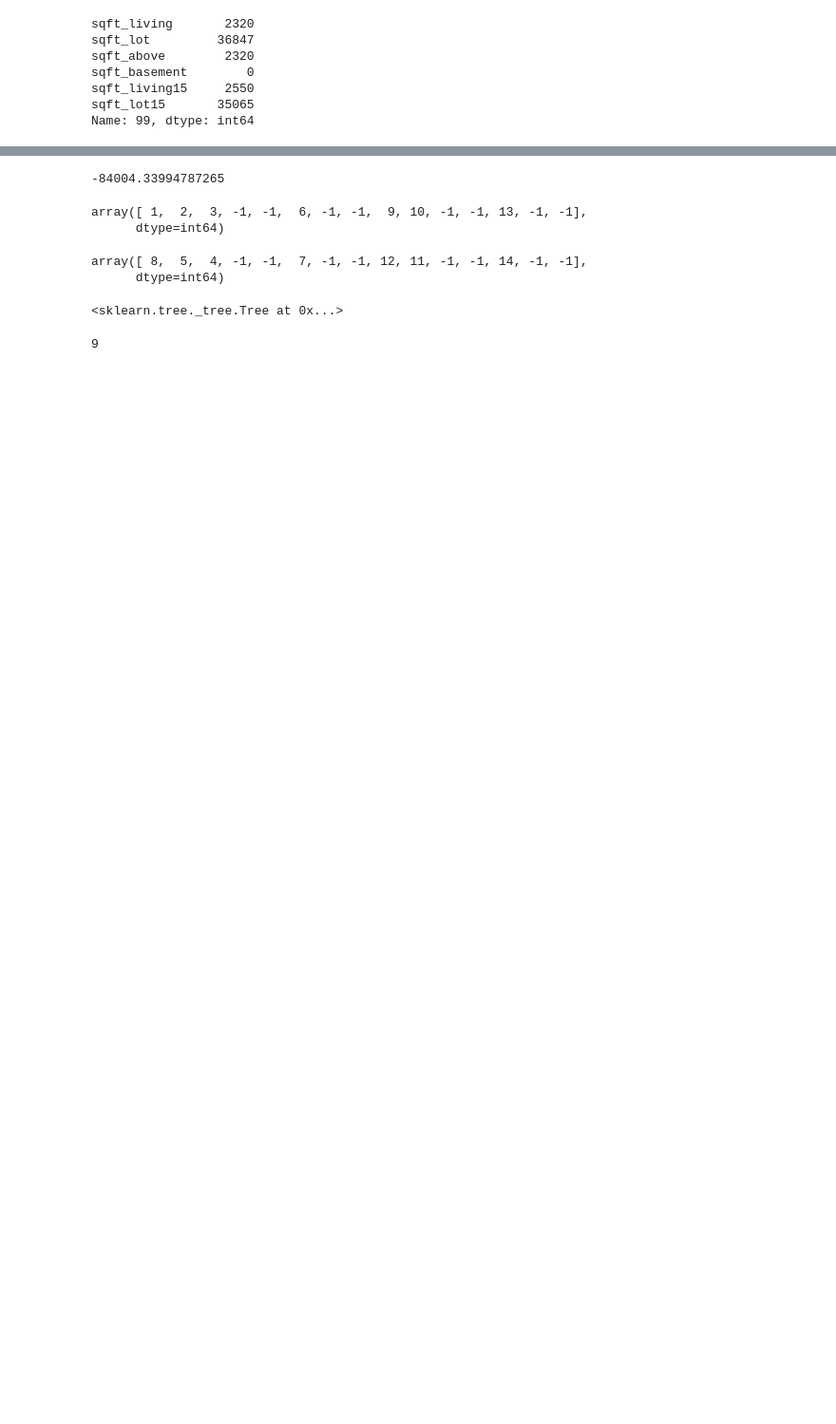
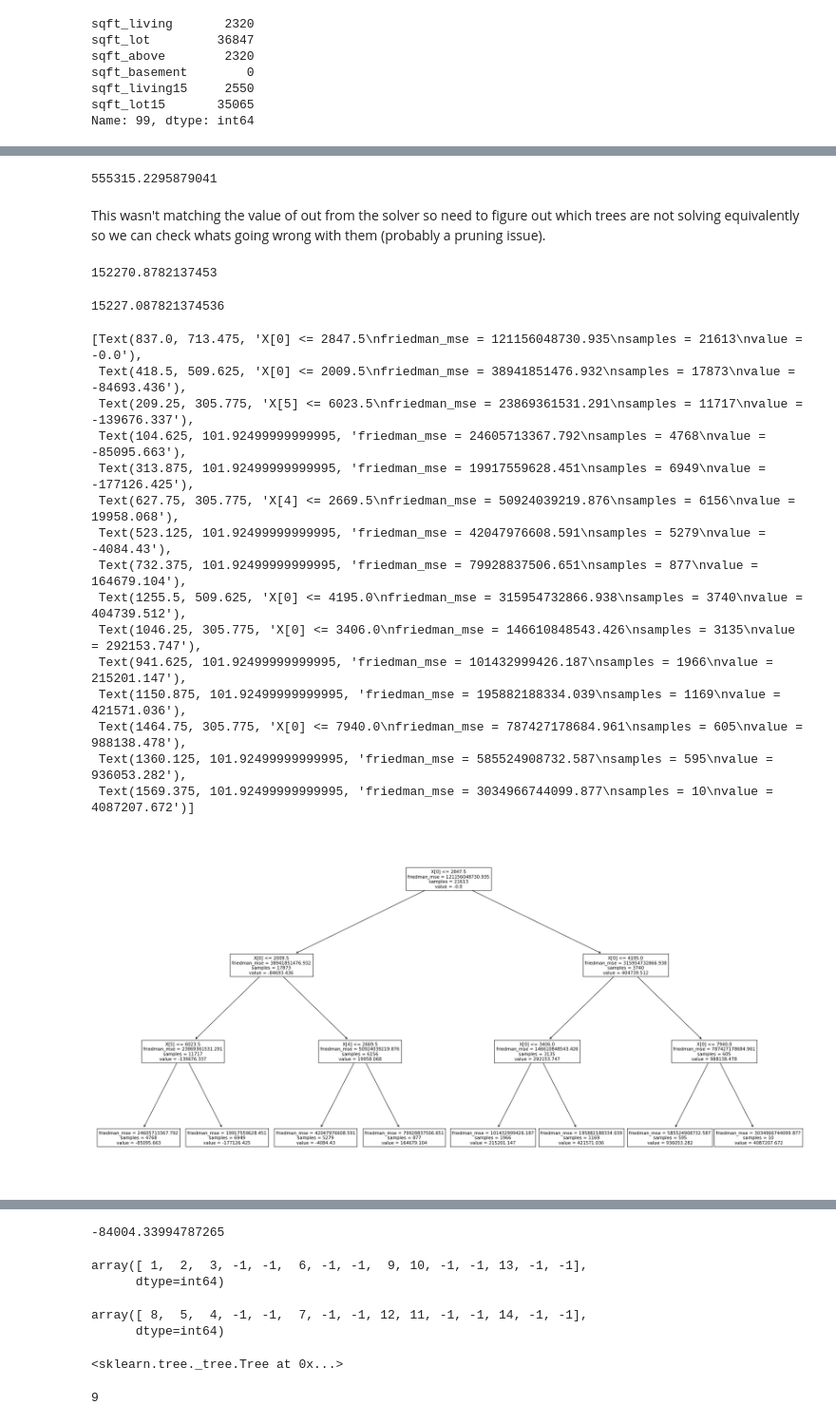
Before and after one commit to kennethjmyers/CS689_project, a Jupyter notebook: 689_project.ipynb, the cells around one changed output, grey strips where cells are left out. Shown at 95% size. Saved outputs shown, nothing was run; the diff lists cells and outputs as text; code cells hidden in the pictures; blank space fills up the shorter version.

Commit message:
some work done to try and figure out why predicting on the trees doesn't result in the same value as the ensemble

```diff
--- a/689_project.ipynb
+++ b/689_project.ipynb
@@ -400,0 +410,6 @@ array([373647.30995368])
+# %%
+print(gbr.predict(np.array(X_sample).reshape(1,-1))[0])
+# %% [output]
+555315.2295879041
+# %% [markdown]
+This wasn't matching the value of out from the solver so need to figure out which trees are not solving equivalently so we can check whats going wrong with them (probably a pruning issue).
@@ -401,3 +425,46 @@ array([373647.30995368])
+# %%
+# confirm value of tree
+out_sum = 0
+for t in range(50):
+    counter_example_value_in_gbr = gbr.estimators_[t,0].predict(np.array(X_sample).reshape(1,-1))[0]
+    out_sum += .1*counter_example_value_in_gbr
+out_sum
+# %% [output]
+152270.8782137453
+# %%
+# confirm value of tree
+out_sum = 0
+for t in range(50):
+    estimator = gbr.estimators_[t,0]
+    value_in_decision_tree = estimator.predict(np.array(X_sample).reshape(1,-1))[0]
+    out_sum += .1*value_in_decision_tree
+print(out_sum)
+# %% [output]
+15227.087821374536
+# %%
+from sklearn import tree
+import matplotlib.pyplot as plt
+
+t=1
+plt.figure(figsize=(30,15))
+tree.plot_tree(gbr.estimators_[t,0])
+# %% [output]
+[Text(837.0, 713.475, 'X[0] <= 2847.5\nfriedman_mse = 121156048730.935\nsamples = 21613\nvalue = -0.0'),
+ Text(418.5, 509.625, 'X[0] <= 2009.5\nfriedman_mse = 38941851476.932\nsamples = 17873\nvalue = -84693.436'),
+ Text(209.25, 305.775, 'X[5] <= 6023.5\nfriedman_mse = 23869361531.291\nsamples = 11717\nvalue = -139676.337'),
+ Text(104.625, 101.92499999999995, 'friedman_mse = 24605713367.792\nsamples = 4768\nvalue = -85095.663'),
+ Text(313.875, 101.92499999999995, 'friedman_mse = 19917559628.451\nsamples = 6949\nvalue = -177126.425'),
+ Text(627.75, 305.775, 'X[4] <= 2669.5\nfriedman_mse = 50924039219.876\nsamples = 6156\nvalue = 19958.068'),
+ Text(523.125, 101.92499999999995, 'friedman_mse = 42047976608.591\nsamples = 5279\nvalue = -4084.43'),
+ Text(732.375, 101.92499999999995, 'friedman_mse = 79928837506.651\nsamples = 877\nvalue = 164679.104'),
+ Text(1255.5, 509.625, 'X[0] <= 4195.0\nfriedman_mse = 315954732866.938\nsamples = 3740\nvalue = 404739.512'),
+ Text(1046.25, 305.775, 'X[0] <= 3406.0\nfriedman_mse = 146610848543.426\nsamples = 3135\nvalue = 292153.747'),
+ Text(941.625, 101.92499999999995, 'friedman_mse = 101432999426.187\nsamples = 1966\nvalue = 215201.147'),
+ Text(1150.875, 101.92499999999995, 'friedman_mse = 195882188334.039\nsamples = 1169\nvalue = 421571.036'),
+ Text(1464.75, 305.775, 'X[0] <= 7940.0\nfriedman_mse = 787427178684.961\nsamples = 605\nvalue = 988138.478'),
+ Text(1360.125, 101.92499999999995, 'friedman_mse = 585524908732.587\nsamples = 595\nvalue = 936053.282'),
+ Text(1569.375, 101.92499999999995, 'friedman_mse = 3034966744099.877\nsamples = 10\nvalue = 4087207.672')]
+[figure, added]
 # %%
 n = 1000*10
 set_option(timeout=n)  # n = milliseconds from https://github.com/Z3Prover/z3/issues/1386
```
Also changed, not shown: parts of 7 cells of this notebook.
